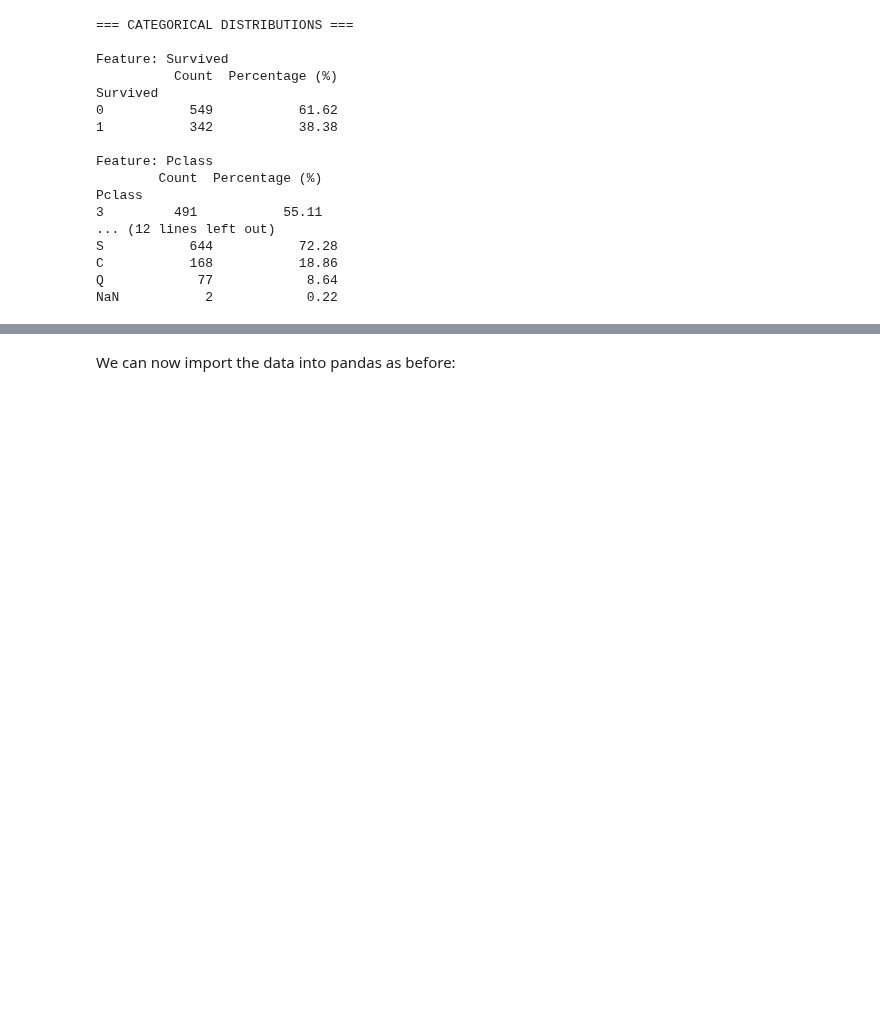
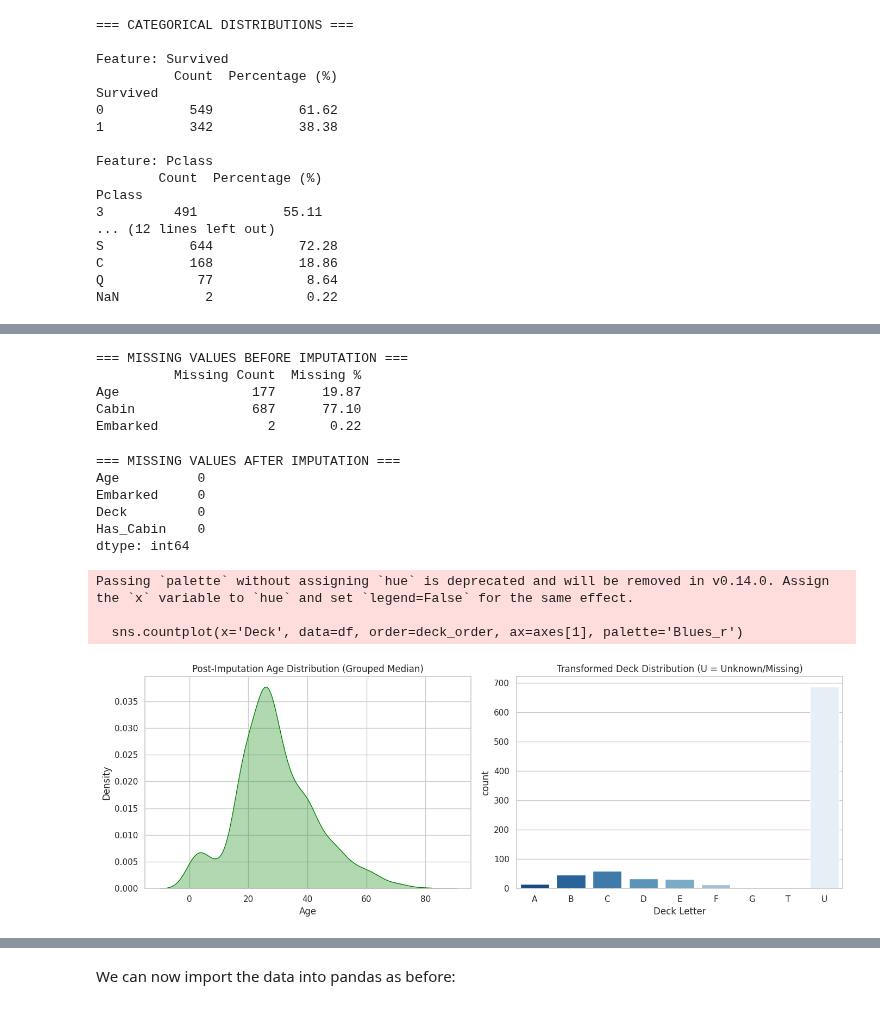
Before and after one commit to raymond-x-design/raymond-x-DataScience-GenAI-Submissions, a Jupyter notebook: Assignment_1/2_05_Exploratory_Data_Analysis.ipynb, the cells around one changed output, grey strips where cells are left out. Drawn from its saved outputs; the diff is of its cells as text; code cells hidden in the pictures; blank space fills up the shorter version.

```diff
--- a/Assignment_1/2_05_Exploratory_Data_Analysis.ipynb
+++ b/Assignment_1/2_05_Exploratory_Data_Analysis.ipynb
@@ -92,0 +278,13 @@ Text(0.5, 1.0, 'Age Distribution (177 Missing)')
+# %%
+print("=== MISSING VALUES BEFORE IMPUTATION ===")
+missing_summary = pd.DataFrame({
+    'Missing Count': df.isnull().sum(),
+    'Missing %': (df.isnull().sum() / len(df) * 100).round(2)
+})
+print(missing_summary[missing_summary['Missing Count'] > 0])
+# %% [output]
+=== MISSING VALUES BEFORE IMPUTATION ===
+          Missing Count  Missing %
+Age                 177      19.87
+Cabin               687      77.10
+Embarked              2       0.22
@@ -92,0 +294,48 @@ Text(0.5, 1.0, 'Age Distribution (177 Missing)')
+# %%
+df['Title'] = df['Name'].str.extract(' ([A-Za-z]+)\.', expand=False)
+# %%
+title_mapping = {
+    "Mr": "Mr", "Miss": "Miss", "Mrs": "Mrs", "Master": "Master",
+    "Dr": "Rare", "Rev": "Rare", "Col": "Rare", "Major": "Rare",
+    "Mlle": "Miss", "Countess": "Rare", "Ms": "Miss", "Lady": "Rare",
+    "Jonkheer": "Rare", "Don": "Rare", "Dona": "Rare", "Mme": "Mrs",
+    "Capt": "Rare", "Sir": "Rare"
+}
+df['Title_Group'] = df['Title'].map(title_mapping)
+# %%
+df['Age'] = df.groupby(['Title_Group', 'Pclass'])['Age'].transform(lambda x: x.fillna(x.median()))
+# %%
+df['Deck'] = df['Cabin'].apply(lambda x: str(x)[0] if pd.notna(x) else 'U')
+df['Has_Cabin'] = df['Cabin'].apply(lambda x: 0 if pd.isna(x) else 1)
+# %%
+print("\n=== MISSING VALUES AFTER IMPUTATION ===")
+print(df[['Age', 'Embarked', 'Deck', 'Has_Cabin']].isnull().sum())
+# %% [output]
+=== MISSING VALUES AFTER IMPUTATION ===
+Age          0
+Embarked     0
+Deck         0
+Has_Cabin    0
+dtype: int64
+# %%
+sns.set_theme(style="whitegrid")
+fig, axes = plt.subplots(1, 2, figsize=(14, 5))
+
+# Plot 1: Age Distribution before/after
+sns.kdeplot(df['Age'], ax=axes[0], color='green', fill=True, alpha=0.3)
+axes[0].set_title('Post-Imputation Age Distribution (Grouped Median)')
+axes[0].set_xlabel('Age')
+
+# Plot 2: Deck Categories
+deck_order = ['A', 'B', 'C', 'D', 'E', 'F', 'G', 'T', 'U']
+sns.countplot(x='Deck', data=df, order=deck_order, ax=axes[1], palette='Blues_r')
+axes[1].set_title('Transformed Deck Distribution (U = Unknown/Missing)')
+axes[1].set_xlabel('Deck Letter')
+
+plt.tight_layout()
+plt.show()
+# %% [output]
+Passing `palette` without assigning `hue` is deprecated and will be removed in v0.14.0. Assign the `x` variable to `hue` and set `legend=False` for the same effect.
+
+  sns.countplot(x='Deck', data=df, order=deck_order, ax=axes[1], palette='Blues_r')
+[figure, added]
```
Also changed, not shown: parts of 18 cells of this notebook.
